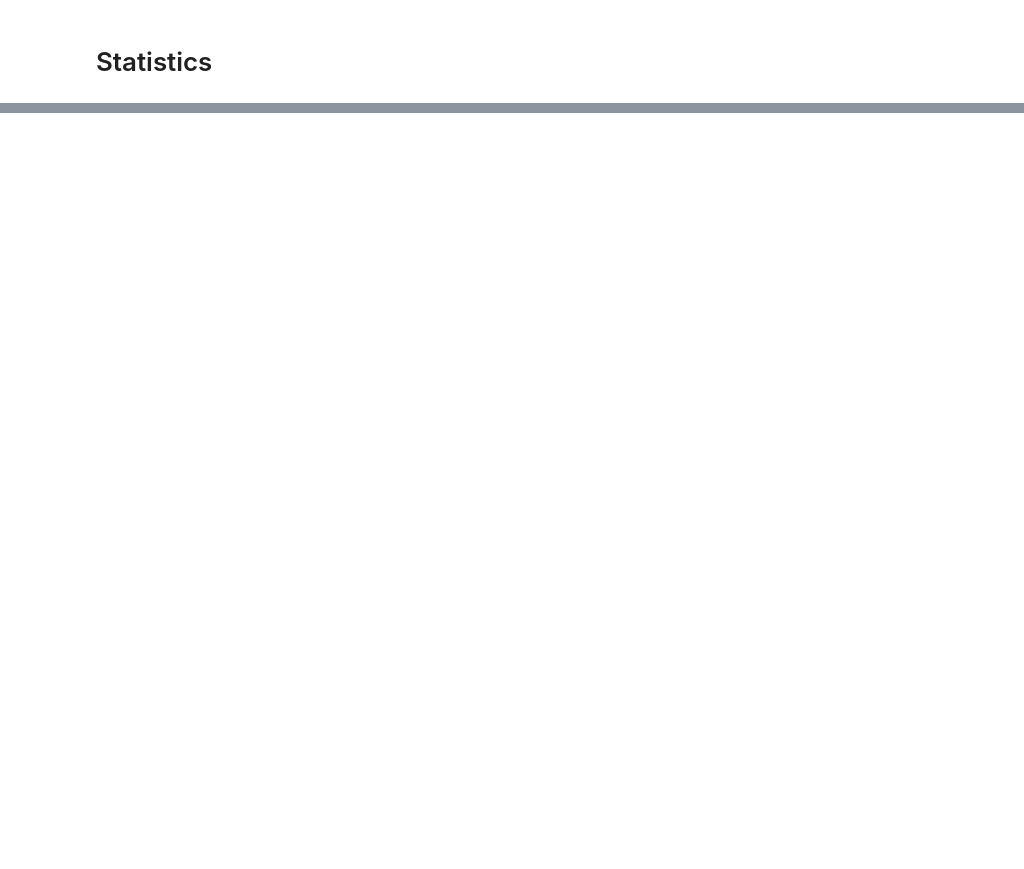
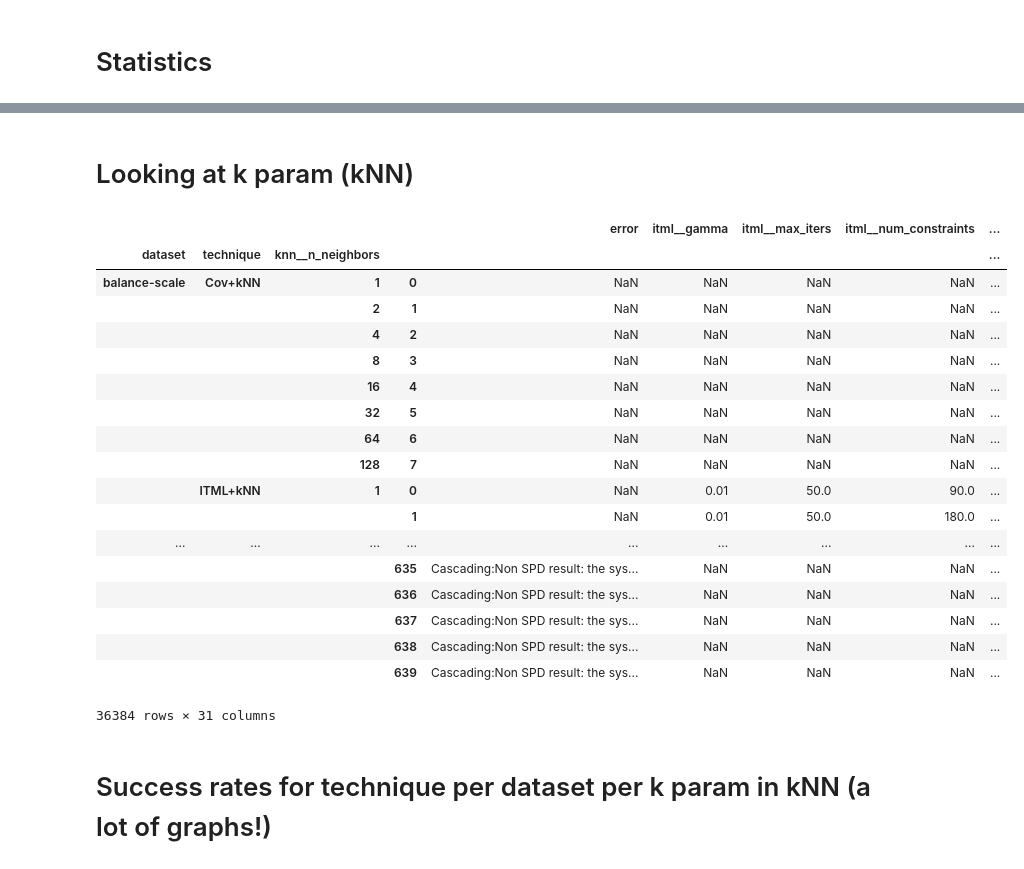
Before and after one commit to svecon/metric-learn-playground, a Jupyter notebook: 09_hierarchical-evaluation.ipynb, the cells around one changed output, grey strips where cells are left out. Drawn from its saved outputs; the diff is of its cells as text; code cells hidden in the pictures; blank space fills up the shorter version.

Commit message:
Updated evaluation to include training error; added graphs; added dumping

```diff
--- a/09_hierarchical-evaluation.ipynb
+++ b/09_hierarchical-evaluation.ipynb
@@ -628,0 +653,27 @@ for dataset in alldata.index.levels[0]:
+# %% [markdown]
+# Looking at k param (kNN)
+# %%
+alldataknn = alldatatable.set_index(['dataset','technique', 'knn__n_neighbors', alldatatable.index])
+alldataknn
+# %% [output]
+|  |  |  |  | error | itml__gamma | itml__max_iters | itml__num_constraints | ... |
+| dataset | technique | knn__n_neighbors |  |  |  |  |  | ... |
+| balance-scale | Cov+kNN | 1 | 0 | NaN | NaN | NaN | NaN | ... |
+|  |  | 2 | 1 | NaN | NaN | NaN | NaN | ... |
+|  |  | 4 | 2 | NaN | NaN | NaN | NaN | ... |
+|  |  | 8 | 3 | NaN | NaN | NaN | NaN | ... |
+|  |  | 16 | 4 | NaN | NaN | NaN | NaN | ... |
+|  |  | 32 | 5 | NaN | NaN | NaN | NaN | ... |
+|  |  | 64 | 6 | NaN | NaN | NaN | NaN | ... |
+|  |  | 128 | 7 | NaN | NaN | NaN | NaN | ... |
+|  | ITML+kNN | 1 | 0 | NaN | 0.01 | 50.0 | 90.0 | ... |
+|  |  |  | 1 | NaN | 0.01 | 50.0 | 180.0 | ... |
+| ... | ... | ... | ... | ... | ... | ... | ... | ... |
+|  |  |  | 635 | Cascading:Non SPD result: the sys... | NaN | NaN | NaN | ... |
+|  |  |  | 636 | Cascading:Non SPD result: the sys... | NaN | NaN | NaN | ... |
+|  |  |  | 637 | Cascading:Non SPD result: the sys... | NaN | NaN | NaN | ... |
+|  |  |  | 638 | Cascading:Non SPD result: the sys... | NaN | NaN | NaN | ... |
+|  |  |  | 639 | Cascading:Non SPD result: the sys... | NaN | NaN | NaN | ... |
+36384 rows × 31 columns
+# %% [markdown]
+# Success rates for technique per dataset per k param in kNN (a lot of graphs!)
```
Also changed, not shown: parts of 23 cells of this notebook, 2 other files.
